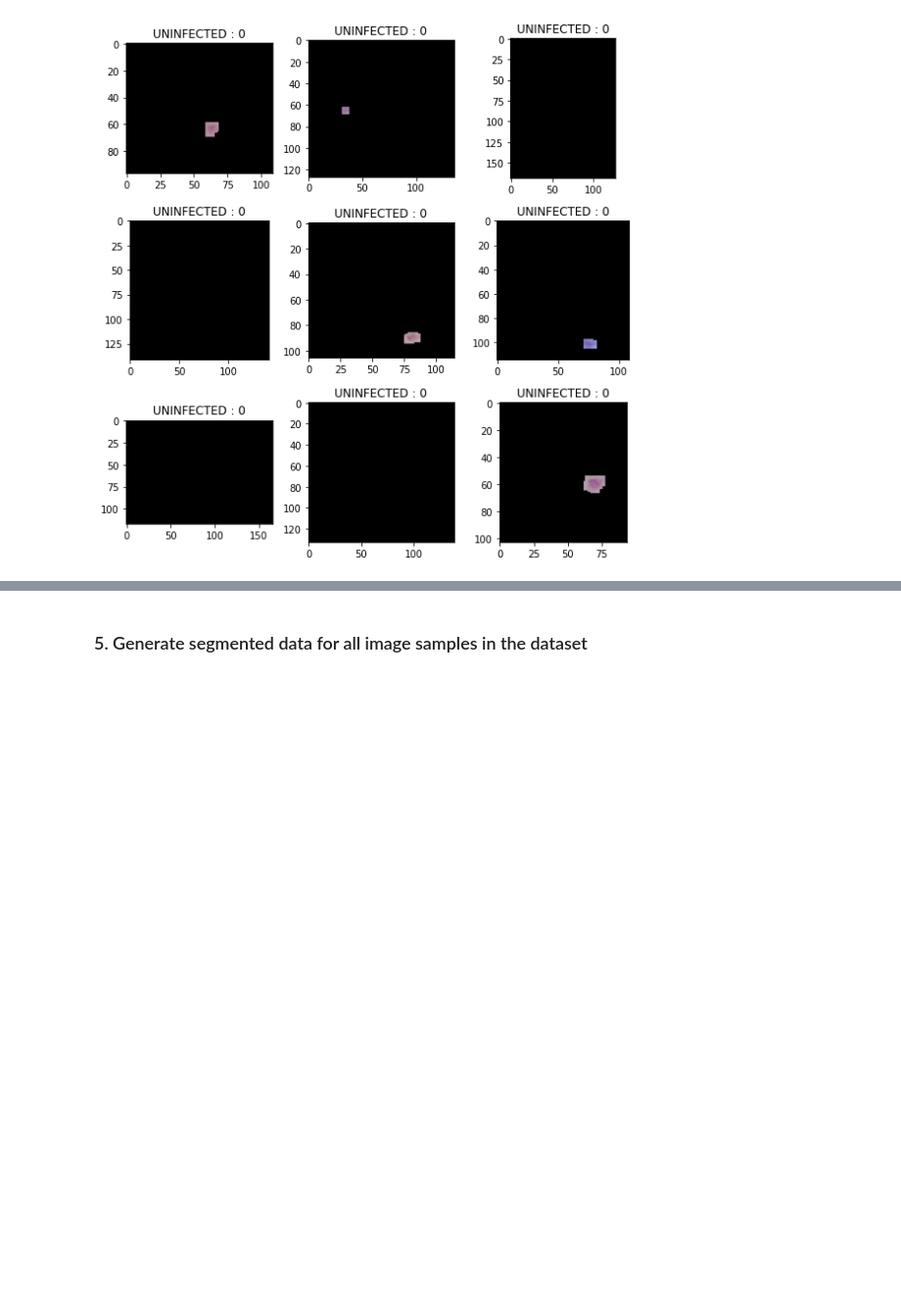
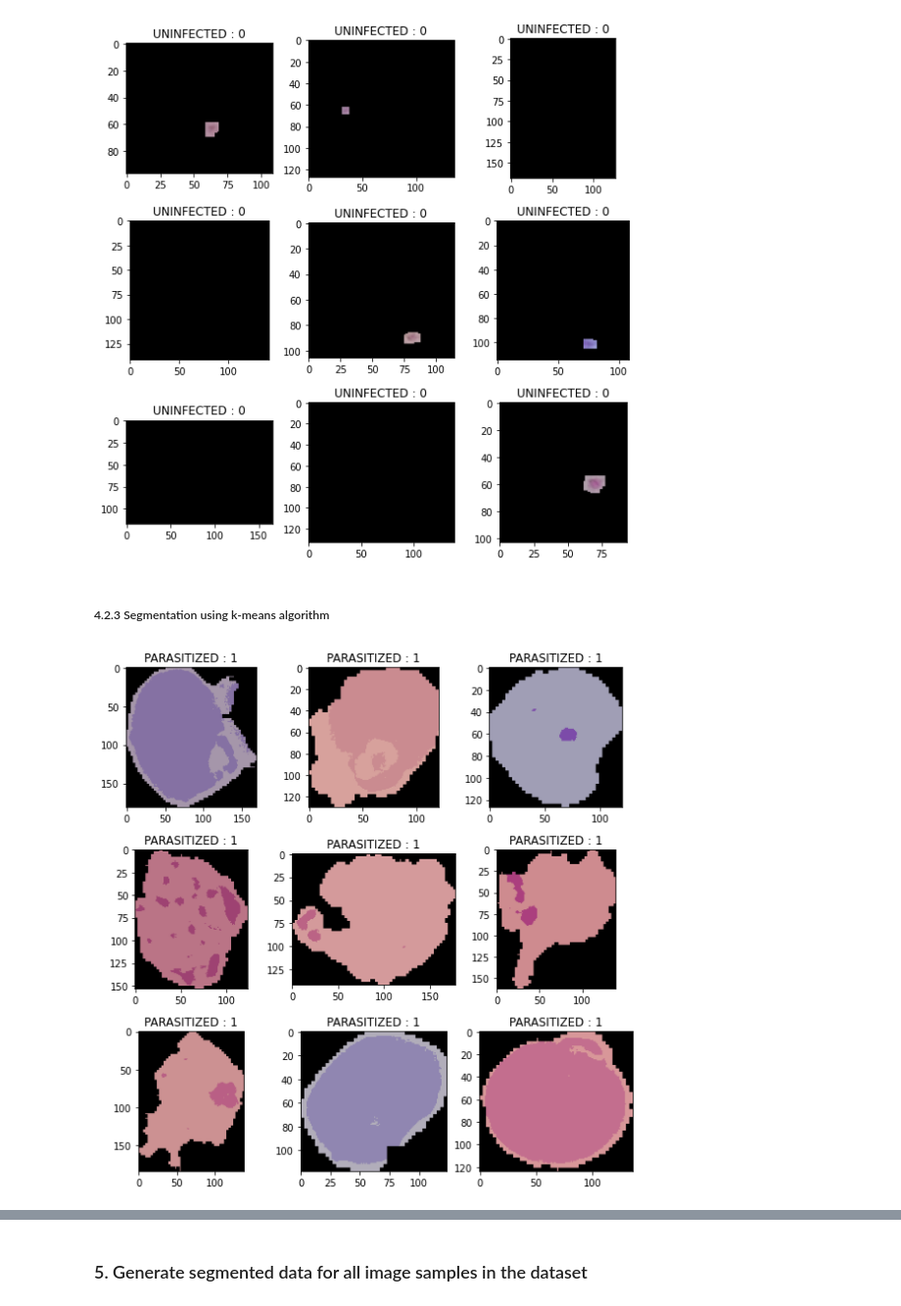
Before and after one commit to UttaraKet1607/Malarial-Cell-Image-Segmentation, a Jupyter notebook: Segmentation.ipynb, the cells around one changed output, grey strips where cells are left out. Shown: that part at 98% size. Saved outputs shown, nothing was run; the diff lists cells and outputs as text; code cells hidden in the pictures; blank space fills up the shorter version.

Commit message:
Implement k-means

```diff
--- a/Segmentation.ipynb
+++ b/Segmentation.ipynb
@@ -235,3 +235,31 @@ for i in range(9):
 plt.show()
 # %% [output]
 [figure]
+# %% [markdown]
+##### 4.2.3 Segmentation using k-means algorithm
+# %%
+plt.figure(figsize = (8,8))
+for i in range(9):
+    plt.subplot(3, 3, i+1)
+    image = cv2.imread('/content/cell_images/Parasitized' + "/" + parasitized_data[i])
+    image = cv2.cvtColor(image, cv2.COLOR_BGR2RGB)
+    # Reshaping the image into a 2D array of pixels and 3 color values (RGB)
+    pixel_vals = image.reshape((-1,3))
+    # Convert to float type
+    pixel_vals = np.float32(pixel_vals)
+    #the below line of code defines the criteria for the algorithm to stop running, which will happen is 100 iterations are run or the epsilon (which is the required accuracy) becomes 85%
+    criteria = (cv2.TERM_CRITERIA_EPS + cv2.TERM_CRITERIA_MAX_ITER, 100, 0.95)
+    # then perform k-means clustering wit h number of clusters defined as 3 also random centres are initially choosed for k-means clustering
+    k = 3
+    retval, labels, centers = cv2.kmeans(pixel_vals, k, None, criteria, 10, cv2.KMEANS_RANDOM_CENTERS)
+    # convert data into 8-bit values
+    centers = np.uint8(centers)
+    segmented_data = centers[labels.flatten()]
+    # reshape data into the original image dimensions
+    segmented_image = segmented_data.reshape((image.shape))
+    plt.imshow(segmented_image, cmap='gray')
+    plt.title('PARASITIZED : 1')
+    plt.tight_layout()
+plt.show()
+# %% [output]
+[figure, added]
```
Also changed, not shown: parts of 1 cell of this notebook.
